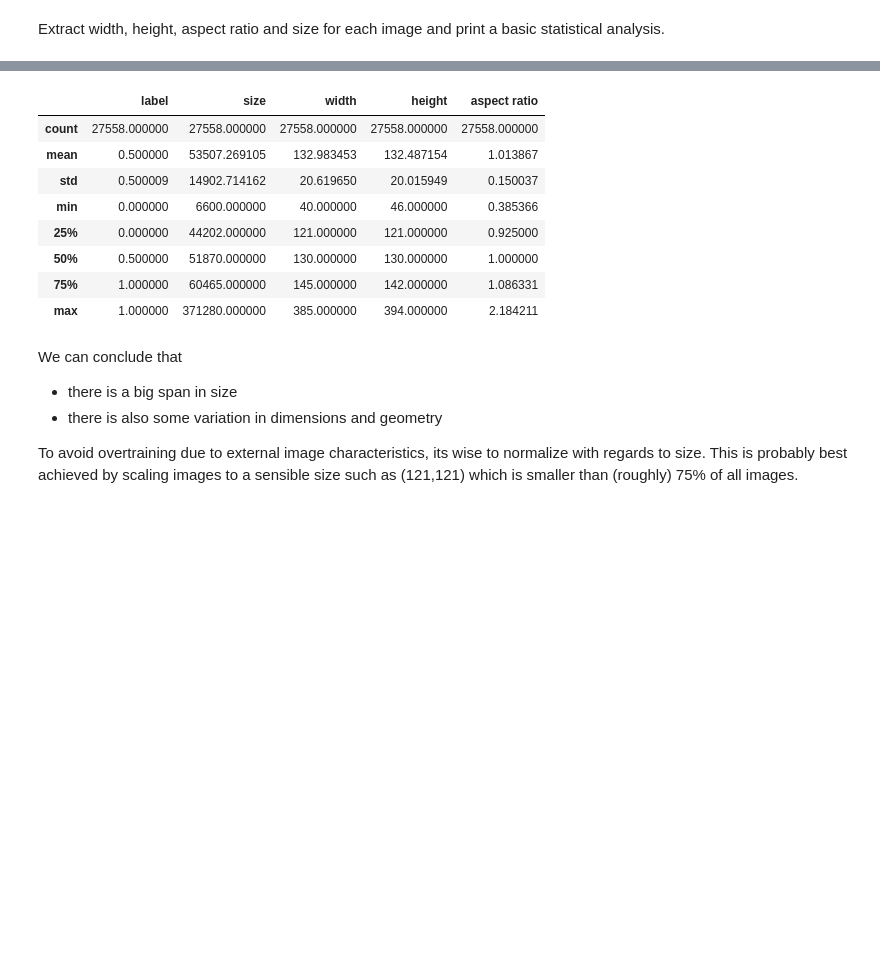
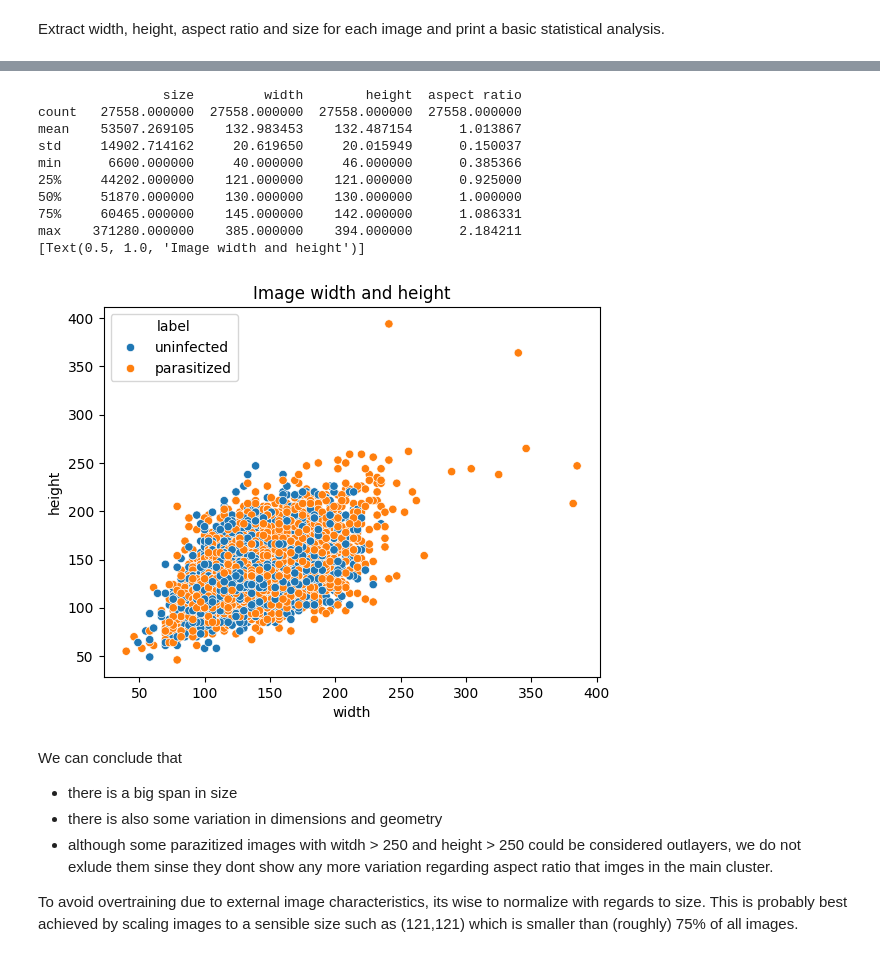
Before and after one commit to jlarsson/tfds-malaria, a Jupyter notebook: malaria.ipynb, the cells around one changed output, grey strips where cells are left out. Saved outputs shown, nothing was run; the diff lists cells and outputs as text; code cells hidden in the pictures; blank space fills up the shorter version.

```diff
--- a/malaria.ipynb
+++ b/malaria.ipynb
@@ -122,7 +126,7 @@ tf.Tensor(
 Extract width, height, aspect ratio and size for each image and print a basic statistical analysis.
 # %%
 def get_image_characteristics(ds: tf.data.Dataset, sample_size: int) -> DataFrame:
-  labels = [d['label'].numpy() for d in ds.take(sample_size)]
+  labels = [get_label_name(d['label'].numpy()) for d in ds.take(sample_size)]
   image_size_width_height = [(
     len(d['image'].numpy().flatten()),
     d['image'].shape[0],
@@ -136,5 +140,7 @@ def get_image_characteristics(ds: tf.data.Dataset, sample_size: int) -> DataFram
     'height': [t[2] for t in image_size_width_height],
     'aspect ratio': [t[1]/t[2] for t in image_size_width_height],
   })
-get_image_characteristics(ds,-1).describe()
+
+print(get_image_characteristics(ds,-1).describe())
+print(sns.scatterplot(get_image_characteristics(ds, -1), x='width', y='height', hue='label').set(title='Image width and height'))
 # %% [output]
@@ -142,16 +148,19 @@ get_image_characteristics(ds,-1).describe()
-|  | label | size | width | height | aspect ratio |
-| count | 27558.000000 | 27558.000000 | 27558.000000 | 27558.000000 | 27558.000000 |
-| mean | 0.500000 | 53507.269105 | 132.983453 | 132.487154 | 1.013867 |
-| std | 0.500009 | 14902.714162 | 20.619650 | 20.015949 | 0.150037 |
-| min | 0.000000 | 6600.000000 | 40.000000 | 46.000000 | 0.385366 |
-| 25% | 0.000000 | 44202.000000 | 121.000000 | 121.000000 | 0.925000 |
-| 50% | 0.500000 | 51870.000000 | 130.000000 | 130.000000 | 1.000000 |
-| 75% | 1.000000 | 60465.000000 | 145.000000 | 142.000000 | 1.086331 |
-| max | 1.000000 | 371280.000000 | 385.000000 | 394.000000 | 2.184211 |
+                size         width        height  aspect ratio
+count   27558.000000  27558.000000  27558.000000  27558.000000
+mean    53507.269105    132.983453    132.487154      1.013867
+std     14902.714162     20.619650     20.015949      0.150037
+min      6600.000000     40.000000     46.000000      0.385366
+25%     44202.000000    121.000000    121.000000      0.925000
+50%     51870.000000    130.000000    130.000000      1.000000
+75%     60465.000000    145.000000    142.000000      1.086331
+max    371280.000000    385.000000    394.000000      2.184211
+[Text(0.5, 1.0, 'Image width and height')]
+[figure, added]
 # %% [markdown]
 We can conclude that
 - there is a big span in size
 - there is also some variation in dimensions and geometry
+- although some parazitized images with witdh > 250 and height > 250 could be considered outlayers, we do not exlude them sinse they dont show any more variation regarding aspect ratio that imges in the main cluster.
 
 To avoid overtraining due to external image characteristics, its wise to normalize with regards to size. This is probably best achieved by scaling images to a sensible size such as (121,121) which is smaller than (roughly) 75% of all images.
 # %%
```
Also changed, not shown: parts of 11 cells of this notebook, 2 other files.
